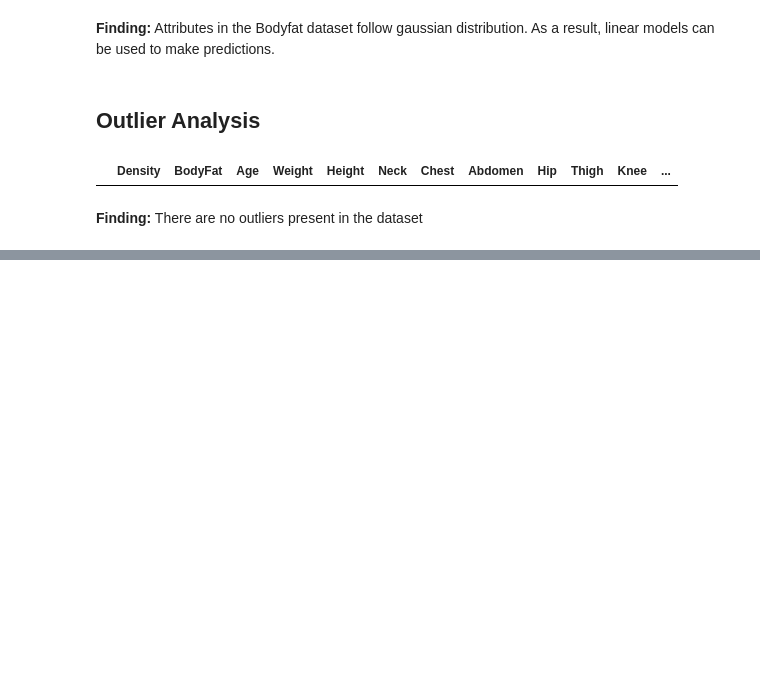
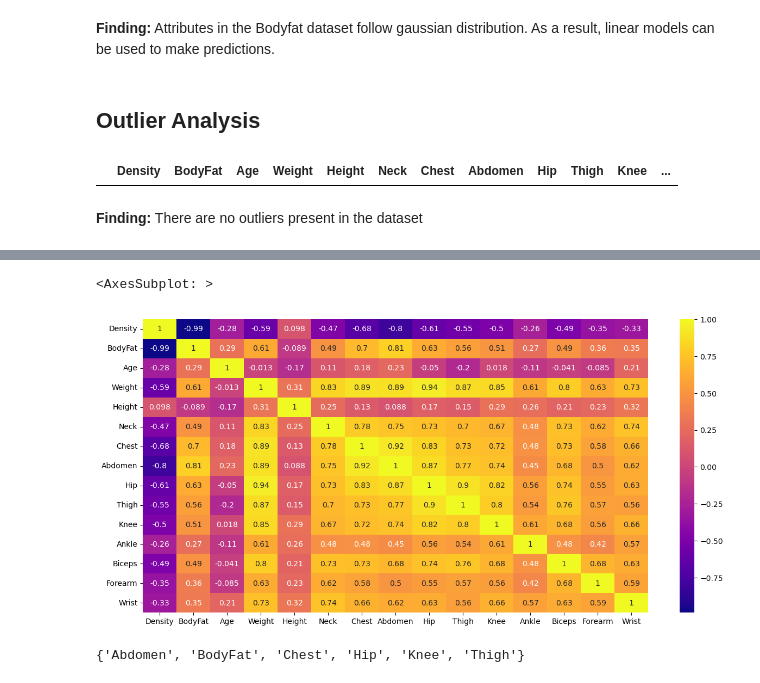
Before and after one commit to Aniket-Mahindrakar/Body-Fat-Estimation, a Jupyter notebook: Body Fat Prediction.ipynb, the cells around one changed output, grey strips where cells are left out. Cells and saved outputs as stored; diff of their text form; code cells hidden in the pictures; blank space fills up the shorter version.

```diff
--- a/Body Fat Prediction.ipynb
+++ b/Body Fat Prediction.ipynb
@@ -148,0 +205,30 @@ temp
+# %%
+# Plot the features correlation matrix
+plt.figure(figsize = (15, 7))
+sns.heatmap(data.corr(), annot=True, cmap="plasma")
+# %% [output]
+<AxesSubplot: >
+[figure, added]
+# %%
+# Filter the attributes from the features list that are highly correlated
+def correlation(df, threshold):
+    colcor = set()
+    cormat = df.corr()
+
+    for i in range(len(cormat)):
+        for j in range(i):
+            """
+            For each cell, get the value of that cell by iloc[i][j],
+            where i is the row and j is the column if that abs(value) is greater
+            than the threshold, get the col_name and add it in the set
+            """
+            if(abs(cormat.iloc[i][j]) > threshold):
+                colname = cormat.columns[i]
+                colcor.add(colname)
+
+    return colcor
+
+colcor = correlation(data, threshold=0.85)
+colcor
+# %% [output]
+{'Abdomen', 'BodyFat', 'Chest', 'Hip', 'Knee', 'Thigh'}
```
Also changed, not shown: parts of 18 cells of this notebook.
